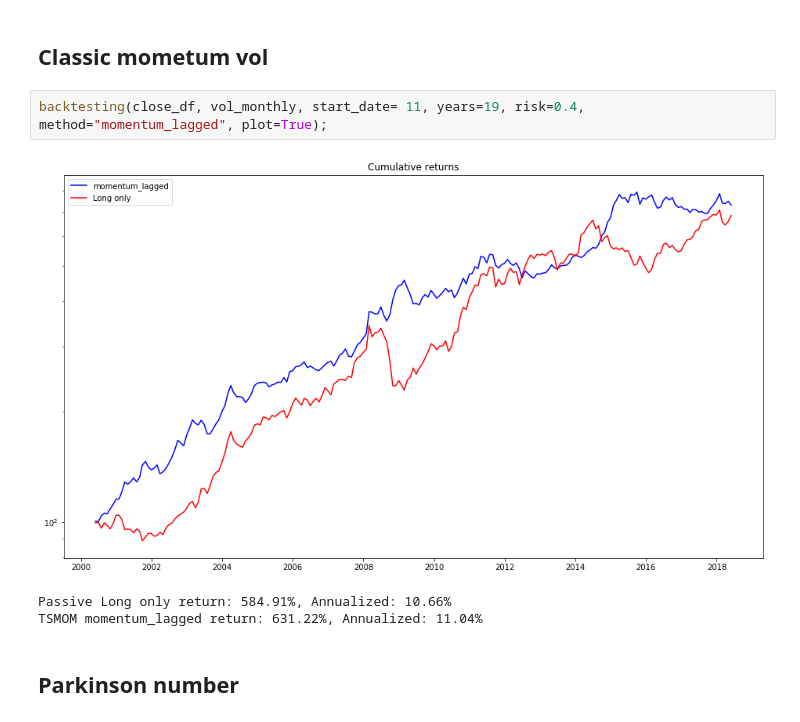
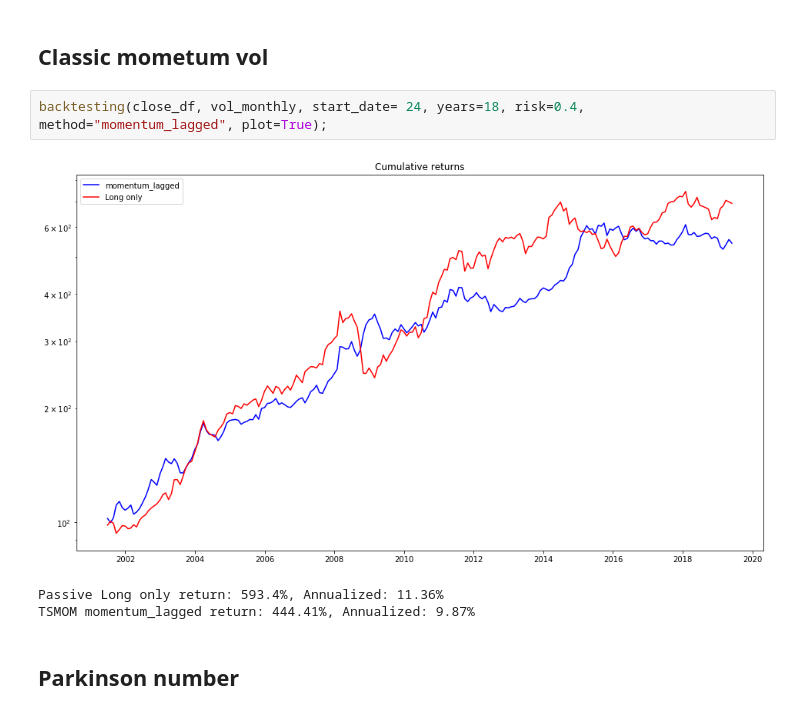
Before and after one commit to turing-usp/Momentum, a Jupyter notebook: TSMOM_Leme.ipynb, the cells around one changed output. Saved outputs shown, nothing was run; the diff lists cells and outputs as text.

```diff
--- a/TSMOM_Leme.ipynb
+++ b/TSMOM_Leme.ipynb
@@ -553,11 +504,11 @@ TSMOM momentum return: 680.71%, Annualized: 11.42%
 # %% [markdown]
 ## Classic mometum vol
 # %%
-backtesting(close_df, vol_monthly, start_date= 11, years=19, risk=0.4, method="momentum_lagged", plot=True);
+backtesting(close_df, vol_monthly, start_date= 24, years=18, risk=0.4, method="momentum_lagged", plot=True);
 # %% [output]
-[figure, old version]
+[figure, new version]
-Passive Long only return: 584.91%, Annualized: 10.66%
-TSMOM momentum_lagged return: 631.22%, Annualized: 11.04%
+Passive Long only return: 593.4%, Annualized: 11.36%
+TSMOM momentum_lagged return: 444.41%, Annualized: 9.87%
 # %% [markdown]
 ## Parkinson number
 # %%
```
Also changed, not shown: parts of 17 cells of this notebook.
